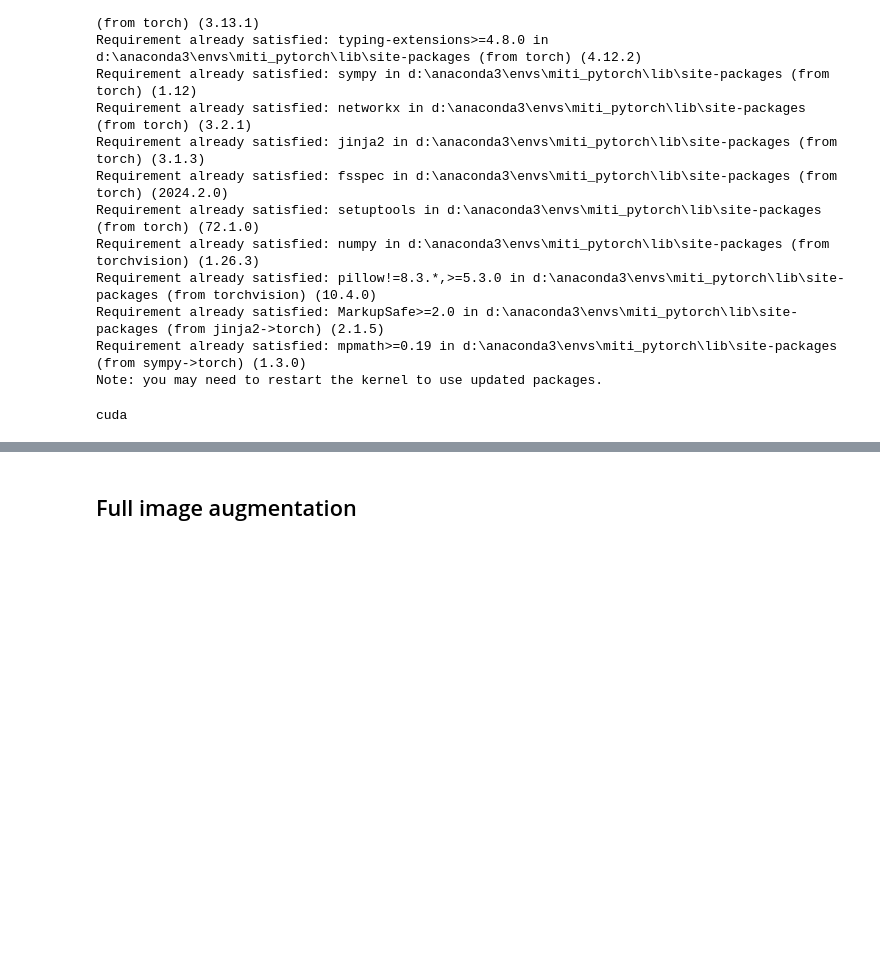
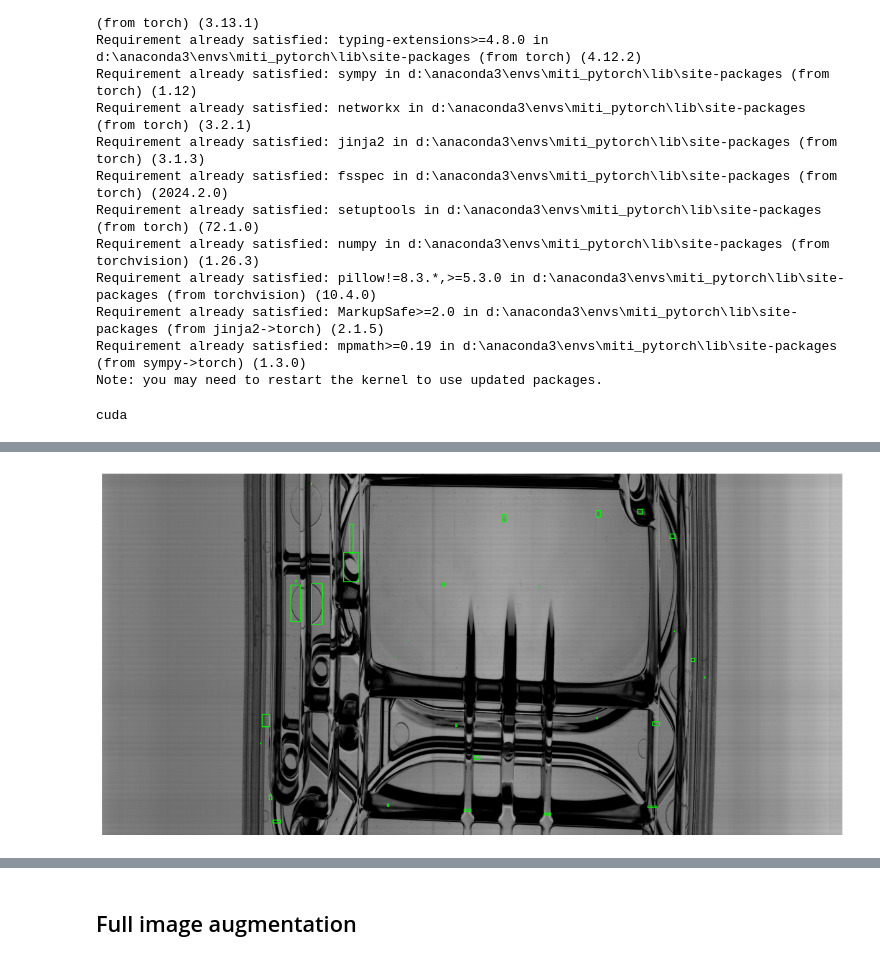
Before and after one commit to Valdarie/mitl_detect_inspection, a Jupyter notebook: preprocessing/classification.ipynb, the cells around one changed output, grey strips where cells are left out. Drawn from its saved outputs; the diff is of its cells as text; code cells hidden in the pictures; blank space fills up the shorter version.

```diff
--- a/preprocessing/classification.ipynb
+++ b/preprocessing/classification.ipynb
@@ -71,0 +83,6 @@ Paths verified.
+# %%
+coco_dict = load_json(ORG_ANNOTATION_PATH)
+[img.update({"file_name": img["file_name"].split("/")[-1]}) for img in coco_dict["images"]]
+save_json(coco_dict, save_path=ORG_ANNOTATION_PATH)
+
+coco_dict
@@ -71,0 +107,23 @@ Paths verified.
+# %%
+for img in coco_dict["images"]:
+    fig, ax = plt.subplots(1, 1, figsize=(12, 9), constrained_layout=True)
+
+    mono_img = Image.open(os.path.join(IMAGE_DIR,img["file_name"])).convert("L")
+    rgb_img = Image.merge("RGB", (mono_img, mono_img, mono_img))
+
+    # iterate over all annotations
+    for ann_ind in range(len(coco_dict["annotations"])):
+
+        if coco_dict["annotations"][ann_ind]["image_id"] == img["id"]:
+            # convert coco bbox to pil bbox
+            xywh = coco_dict["annotations"][ann_ind]["bbox"]
+            xyxy = [xywh[0], xywh[1], xywh[0]+xywh[2], xywh[1]+xywh[3]]
+
+            # visualize bbox over image
+            ImageDraw.Draw(rgb_img).rectangle(xyxy, width=5, outline="lime")
+
+    ax.axis("off")
+    ax.imshow(rgb_img)
+    fig.savefig(os.path.join(BBOX_VISUALIZATION_DIR, img["file_name"][:-4] + ".png"))
+# %% [output]
+[figure, added]
```
Also changed, not shown: parts of 6 cells of this notebook, 4 other files.
